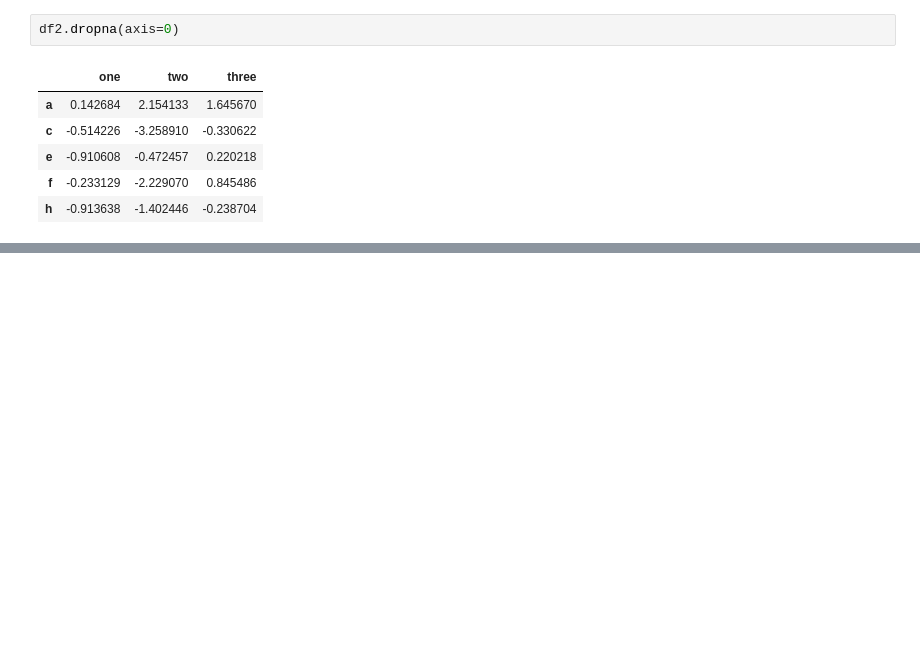
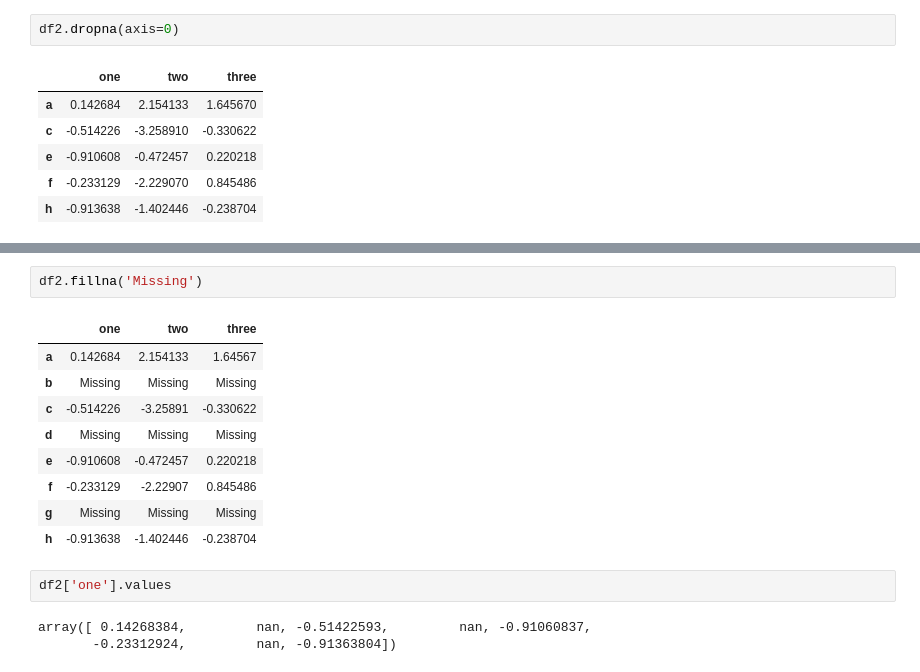
Before and after one commit to durgeshkhatai06/Modern-Route-Full-Stack-GenerativeAI-And-Agentic-AI-Bootcamp, a Jupyter notebook: Python Crash Course/Pandas tutorial.ipynb, the cells around one changed output, grey strips where cells are left out. Drawn from its saved outputs; the diff is of its cells as text; blank space fills up the shorter version.

```diff
--- a/Python Crash Course/Pandas tutorial.ipynb
+++ b/Python Crash Course/Pandas tutorial.ipynb
@@ -228,0 +253,17 @@ df2.dropna(axis=0)
+# %%
+df2.fillna('Missing')
+# %% [output]
+|  | one | two | three |
+| a | 0.142684 | 2.154133 | 1.64567 |
+| b | Missing | Missing | Missing |
+| c | -0.514226 | -3.25891 | -0.330622 |
+| d | Missing | Missing | Missing |
+| e | -0.910608 | -0.472457 | 0.220218 |
+| f | -0.233129 | -2.22907 | 0.845486 |
+| g | Missing | Missing | Missing |
+| h | -0.913638 | -1.402446 | -0.238704 |
+# %%
+df2['one'].values
+# %% [output]
+array([ 0.14268384,         nan, -0.51422593,         nan, -0.91060837,
+       -0.23312924,         nan, -0.91363804])
```
Also changed, not shown: parts of 2 cells of this notebook.
